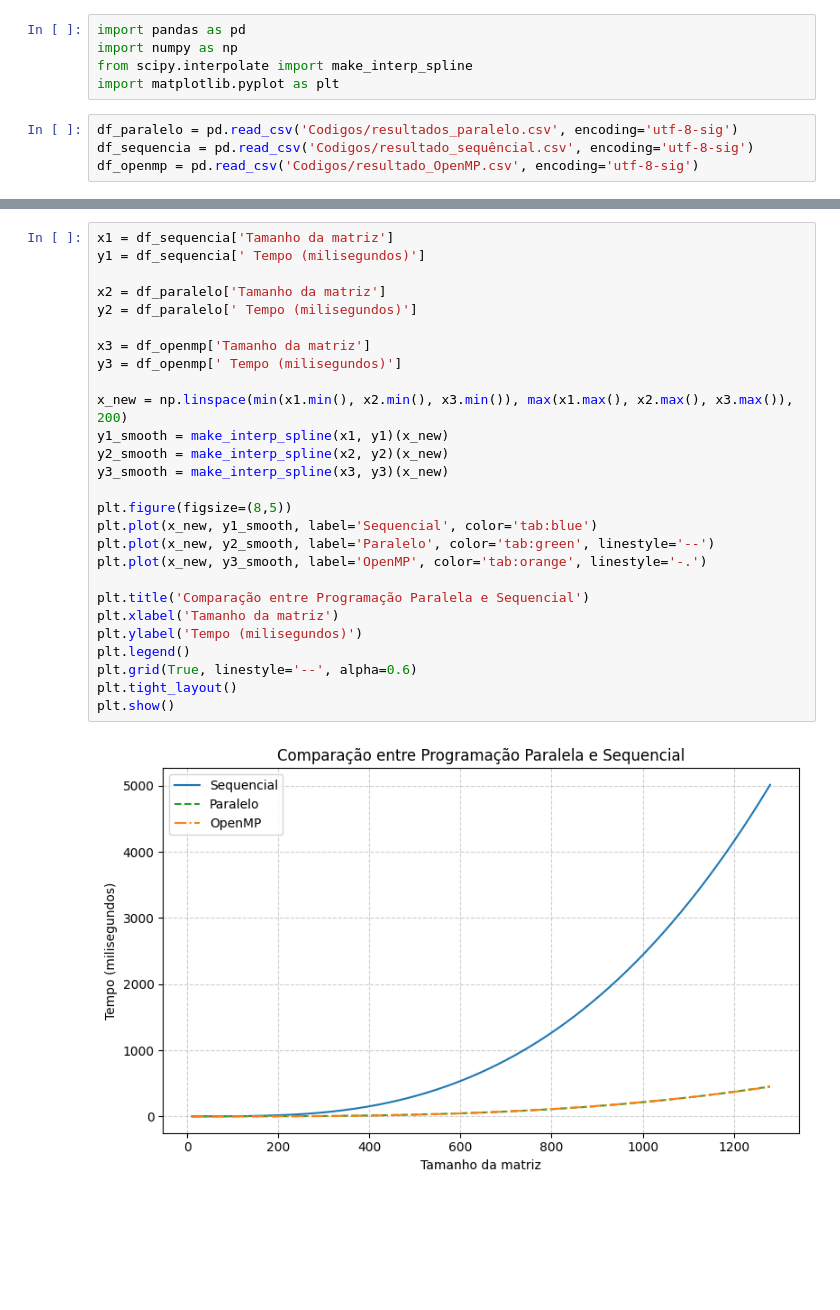
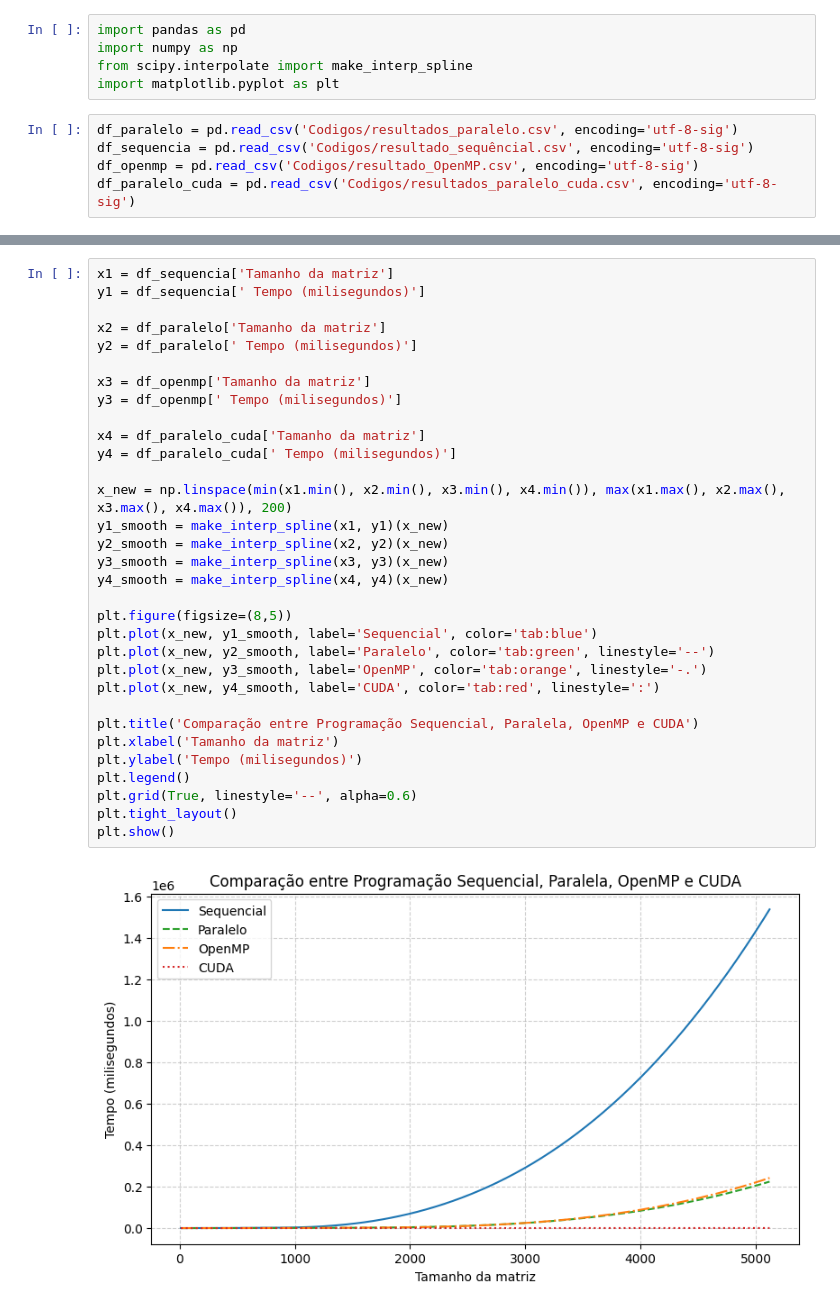
Before and after one commit to RaffaellaSantos/parallel-programming, a Jupyter notebook: resultados.ipynb, the cells around one changed output, grey strips where cells are left out. Cells and saved outputs as stored; diff of their text form; blank space fills up the shorter version.

Commit message:
add: teste com cuda

```diff
--- a/resultados.ipynb
+++ b/resultados.ipynb
@@ -7,6 +7,7 @@ import matplotlib.pyplot as plt
 df_paralelo = pd.read_csv('Codigos/resultados_paralelo.csv', encoding='utf-8-sig')
 df_sequencia = pd.read_csv('Codigos/resultado_sequêncial.csv', encoding='utf-8-sig')
 df_openmp = pd.read_csv('Codigos/resultado_OpenMP.csv', encoding='utf-8-sig')
+df_paralelo_cuda = pd.read_csv('Codigos/resultados_paralelo_cuda.csv', encoding='utf-8-sig')
 # %%
 print(df_sequencia)
 # %% [output]
@@ -46,29 +67,34 @@ print(df_openmp)
 # %%
 x1 = df_sequencia['Tamanho da matriz']
 y1 = df_sequencia[' Tempo (milisegundos)']
 
 x2 = df_paralelo['Tamanho da matriz']
 y2 = df_paralelo[' Tempo (milisegundos)']
 
 x3 = df_openmp['Tamanho da matriz']
 y3 = df_openmp[' Tempo (milisegundos)']
 
-x_new = np.linspace(min(x1.min(), x2.min(), x3.min()), max(x1.max(), x2.max(), x3.max()), 200)
+x4 = df_paralelo_cuda['Tamanho da matriz']
+y4 = df_paralelo_cuda[' Tempo (milisegundos)']
+
+x_new = np.linspace(min(x1.min(), x2.min(), x3.min(), x4.min()), max(x1.max(), x2.max(), x3.max(), x4.max()), 200)
 y1_smooth = make_interp_spline(x1, y1)(x_new)
 y2_smooth = make_interp_spline(x2, y2)(x_new)
 y3_smooth = make_interp_spline(x3, y3)(x_new)
+y4_smooth = make_interp_spline(x4, y4)(x_new)
 
 plt.figure(figsize=(8,5))
 plt.plot(x_new, y1_smooth, label='Sequencial', color='tab:blue')
 plt.plot(x_new, y2_smooth, label='Paralelo', color='tab:green', linestyle='--')
 plt.plot(x_new, y3_smooth, label='OpenMP', color='tab:orange', linestyle='-.')
+plt.plot(x_new, y4_smooth, label='CUDA', color='tab:red', linestyle=':')
 
-plt.title('Comparação entre Programação Paralela e Sequencial')
+plt.title('Comparação entre Programação Sequencial, Paralela, OpenMP e CUDA')
 plt.xlabel('Tamanho da matriz')
 plt.ylabel('Tempo (milisegundos)')
 plt.legend()
 plt.grid(True, linestyle='--', alpha=0.6)
 plt.tight_layout()
 plt.show()
 # %% [output]
-[figure, old version]
+[figure, new version]
```
Also changed, not shown: parts of 5 cells of this notebook, 10 other files.
